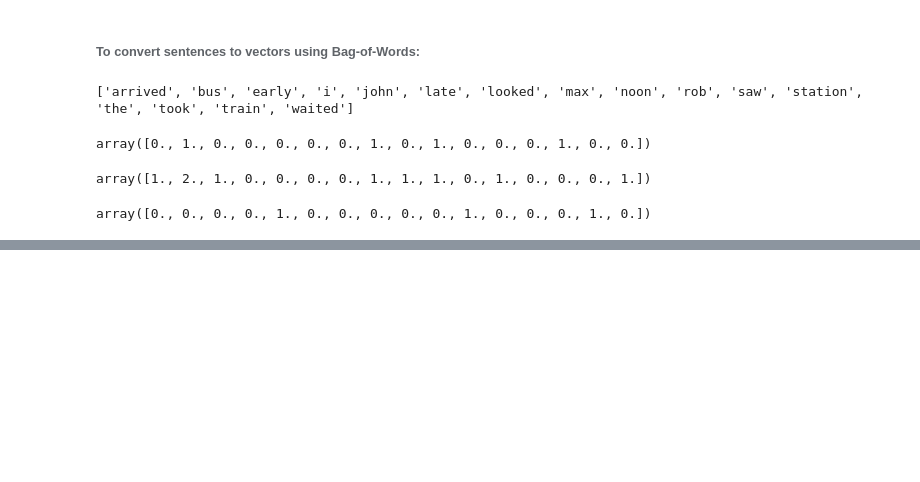
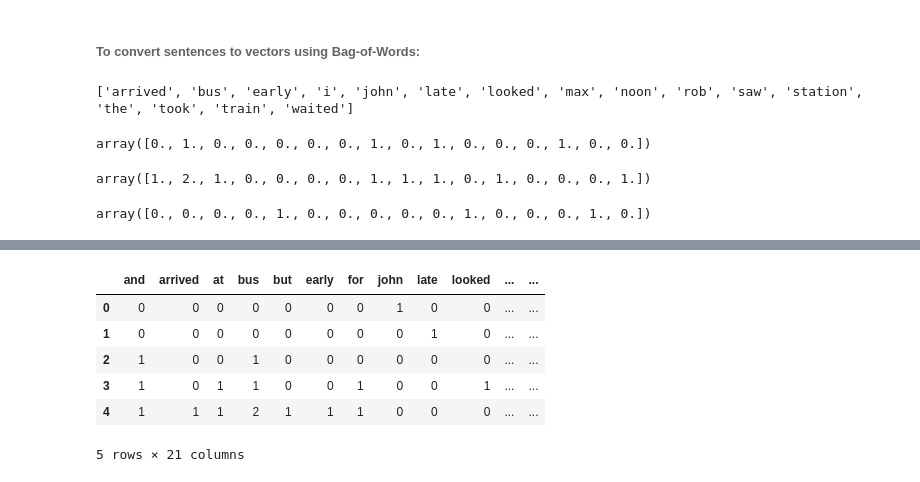
Before and after one commit to pappumahato/Natural-Language-Processing, a Jupyter notebook: nlp_basics.ipynb, the cells around one changed output, grey strips where cells are left out. Drawn from its saved outputs; the diff is of its cells as text; code cells hidden in the pictures; blank space fills up the shorter version.

```diff
--- a/nlp_basics.ipynb
+++ b/nlp_basics.ipynb
@@ -951,0 +960,18 @@ array([0., 0., 0., 0., 1., 0., 0., 0., 0., 0., 1., 0., 0., 0., 1., 0.])
+# %%
+# To import the required libraries and create a text corpus
+import numpy as np
+from sklearn.feature_extraction.text import CountVectorizer
+import pandas as pd
+
+text_data = np.array(["John saw the train",
+          "The train was late",
+          "Max and Rob took the bus",
+          "I looked for Max and Rob at the bus station",
+          "Max and Rob arrived at the bus station early but waited until noon for the bus"])
+# %%
+# To create a Bag-of-Words Matrix
+count = CountVectorizer()
+bag_of_words = count.fit_transform(text_data)
+
+#show feature matrix
+bag_of_words.toarray()
@@ -951,0 +985,7 @@ array([0., 0., 0., 0., 1., 0., 0., 0., 0., 0., 1., 0., 0., 0., 1., 0.])
+# %%
+# To print all the feature names
+#Get feature names
+feature_names = count.get_feature_names()
+
+#View features names
+feature_names
@@ -951,0 +1010,11 @@ array([0., 0., 0., 0., 1., 0., 0., 0., 0., 0., 1., 0., 0., 0., 1., 0.])
+# %%
+# To view as a dataframe
+pd.DataFrame(bag_of_words.toarray(), columns=feature_names)
+# %% [output]
+|  | and | arrived | at | bus | but | early | for | john | late | looked | ... | ... |
+| 0 | 0 | 0 | 0 | 0 | 0 | 0 | 0 | 1 | 0 | 0 | ... | ... |
+| 1 | 0 | 0 | 0 | 0 | 0 | 0 | 0 | 0 | 1 | 0 | ... | ... |
+| 2 | 1 | 0 | 0 | 1 | 0 | 0 | 0 | 0 | 0 | 0 | ... | ... |
+| 3 | 1 | 0 | 1 | 1 | 0 | 0 | 1 | 0 | 0 | 1 | ... | ... |
+| 4 | 1 | 1 | 1 | 2 | 1 | 1 | 1 | 0 | 0 | 0 | ... | ... |
+5 rows × 21 columns
```
Also changed, not shown: parts of 10 cells of this notebook.
